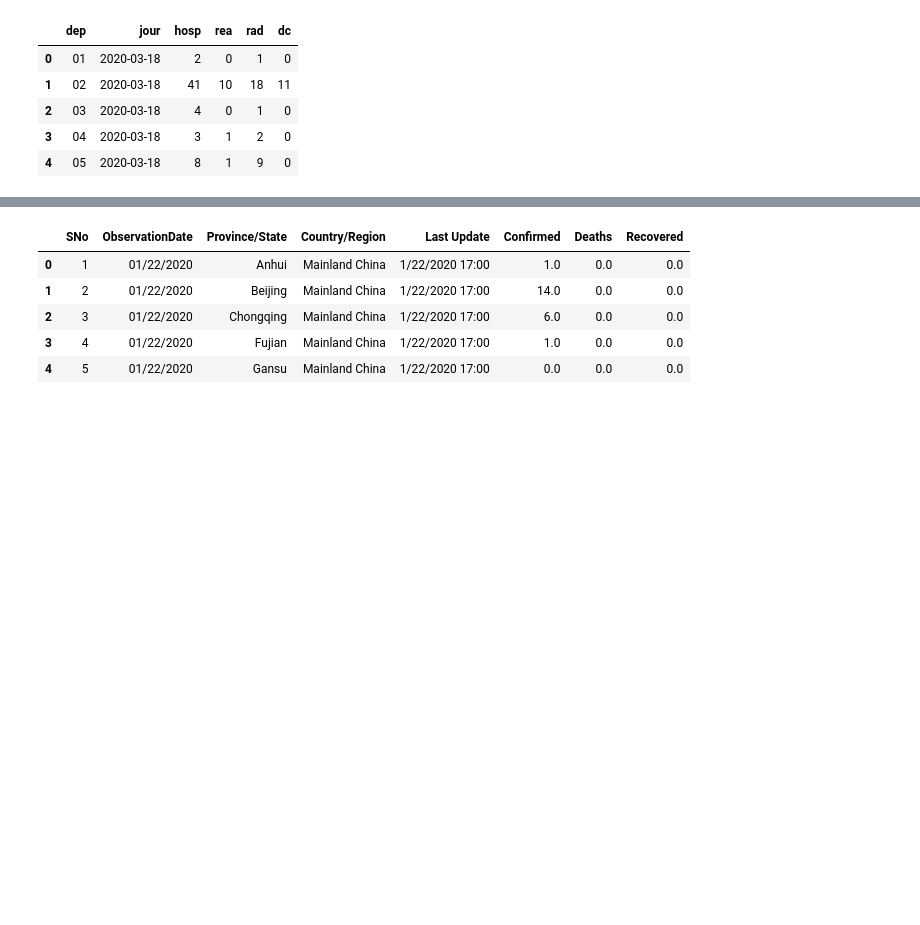
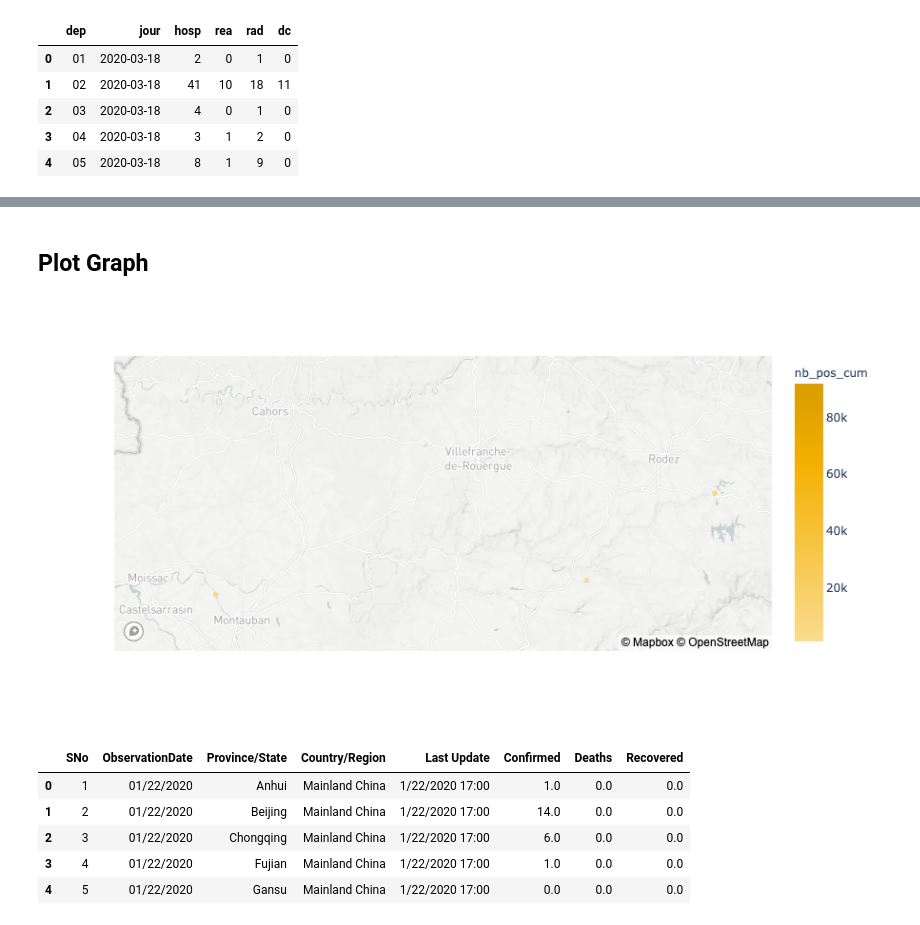
Before and after one commit to pmecchia/Covid19, a Jupyter notebook: data analysis.ipynb, the cells around one changed output, grey strips where cells are left out. Saved outputs shown, nothing was run; the diff lists cells and outputs as text; code cells hidden in the pictures; blank space fills up the shorter version.

```diff
--- a/data analysis.ipynb
+++ b/data analysis.ipynb
@@ -64,0 +145,4 @@ df_2.head()
+# %%
+df_dep = pd.merge(df_hospital,df_test,on=['dep','jour'])
+df_dep = pd.merge(df_dep,df_coord,on=['dep'])
+df_dep=df_dep.sort_values(['dep','jour'])
@@ -64,0 +158,3 @@ df_2.head()
+# %%
+df_dep['death rate']=df_dep['dc']/df_dep['nb_pos_cum']*100
+df_dep.head()
@@ -64,0 +168,3 @@ df_2.head()
+# %%
+df_last_update=df_dep.groupby("dep").tail(1).reset_index(drop=True)
+df_last_update.head()
@@ -64,0 +196,14 @@ df_2.head()
+# %% [markdown]
+## **Plot Graph**
+# %%
+color_scale = ["#fadc8f",
+        "#f9d67a",
+        "#f8d066",
+        "#f8c952",
+        "#f7c33d",
+        "#f6bd29",
+        "#f5b614",
+        "#F4B000",
+        "#eaa900",
+        "#e0a200",
+        "#dc9e00",]
@@ -65,3 +212,17 @@ df_2.head()
+# %%
+fig = px.scatter_mapbox(
+    df_last_update,
+    lat = "lat",
+    lon = "long",
+    color = "nb_pos_cum",
+    size_max = 50,
+    hover_name = "dep_name",
+    hover_data = ["nb_pos_cum","dc","dep_name"],
+    color_continuous_scale = color_scale,
+)
+fig.show()
+# %% [output]
+[figure, added]
 # %%
 df = pd.read_csv('datasets/covid_19_data.csv')
 # %%
```
Also changed, not shown: parts of 28 cells of this notebook.
